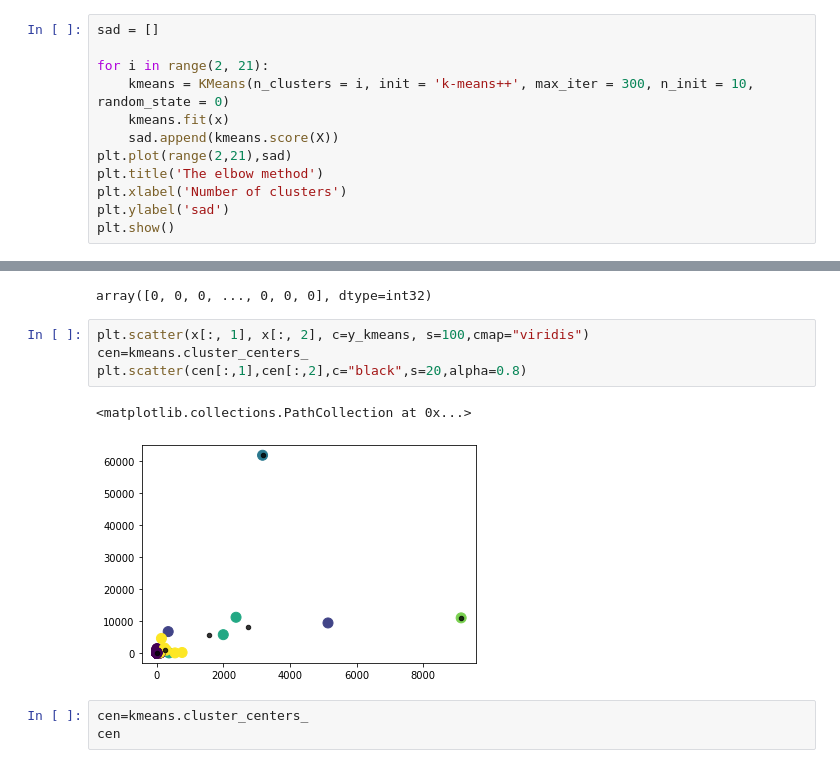
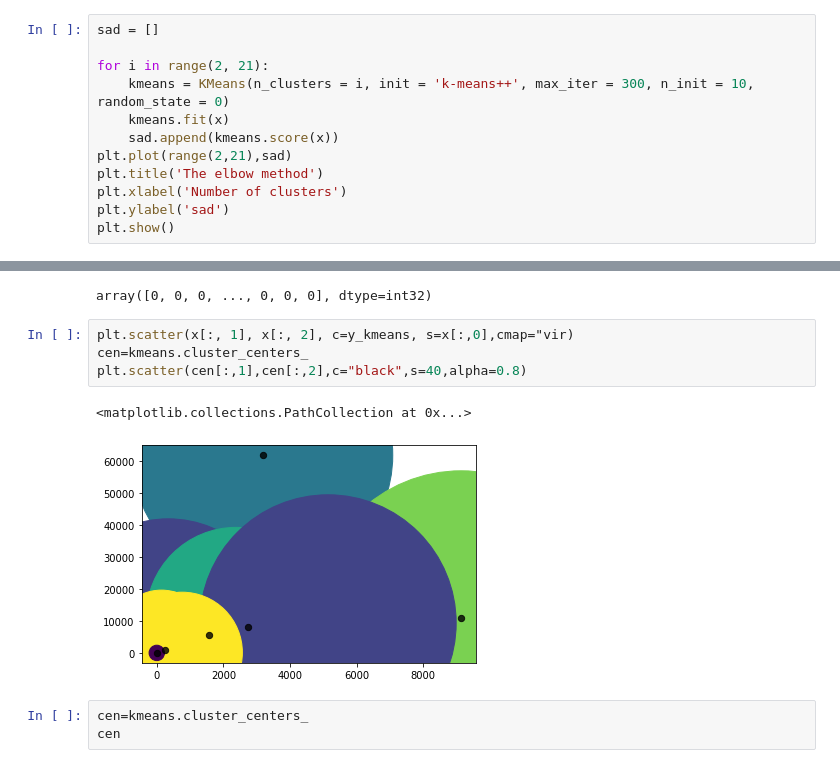
Before and after one commit to 19pa1a05c7/clustering-with-kmeans, a Jupyter notebook: copy_of_Untitled2.ipynb, the cells around one changed output, grey strips where cells are left out. Cells and saved outputs as stored; diff of their text form.

```diff
--- a/copy_of_Untitled2.ipynb
+++ b/copy_of_Untitled2.ipynb
@@ -113,7 +118,7 @@ sad = []
 for i in range(2, 21):
     kmeans = KMeans(n_clusters = i, init = 'k-means++', max_iter = 300, n_init = 10, random_state = 0)
     kmeans.fit(x)
-    sad.append(kmeans.score(X))
+    sad.append(kmeans.score(x))
 plt.plot(range(2,21),sad)
 plt.title('The elbow method')
 plt.xlabel('Number of clusters')
@@ -128,12 +133,12 @@ y_kmeans
 # %% [output]
 array([0, 0, 0, ..., 0, 0, 0], dtype=int32)
 # %%
-plt.scatter(x[:, 1], x[:, 2], c=y_kmeans, s=100,cmap="viridis")
+plt.scatter(x[:, 1], x[:, 2], c=y_kmeans, s=x[:,0],cmap="vir)
 cen=kmeans.cluster_centers_
-plt.scatter(cen[:,1],cen[:,2],c="black",s=20,alpha=0.8)
+plt.scatter(cen[:,1],cen[:,2],c="black",s=40,alpha=0.8)
 # %% [output]
 <matplotlib.collections.PathCollection at 0x...>
-[figure, old version]
+[figure, new version]
 # %%
 cen=kmeans.cluster_centers_
 cen
```
Also changed, not shown: parts of 1 cell of this notebook.
